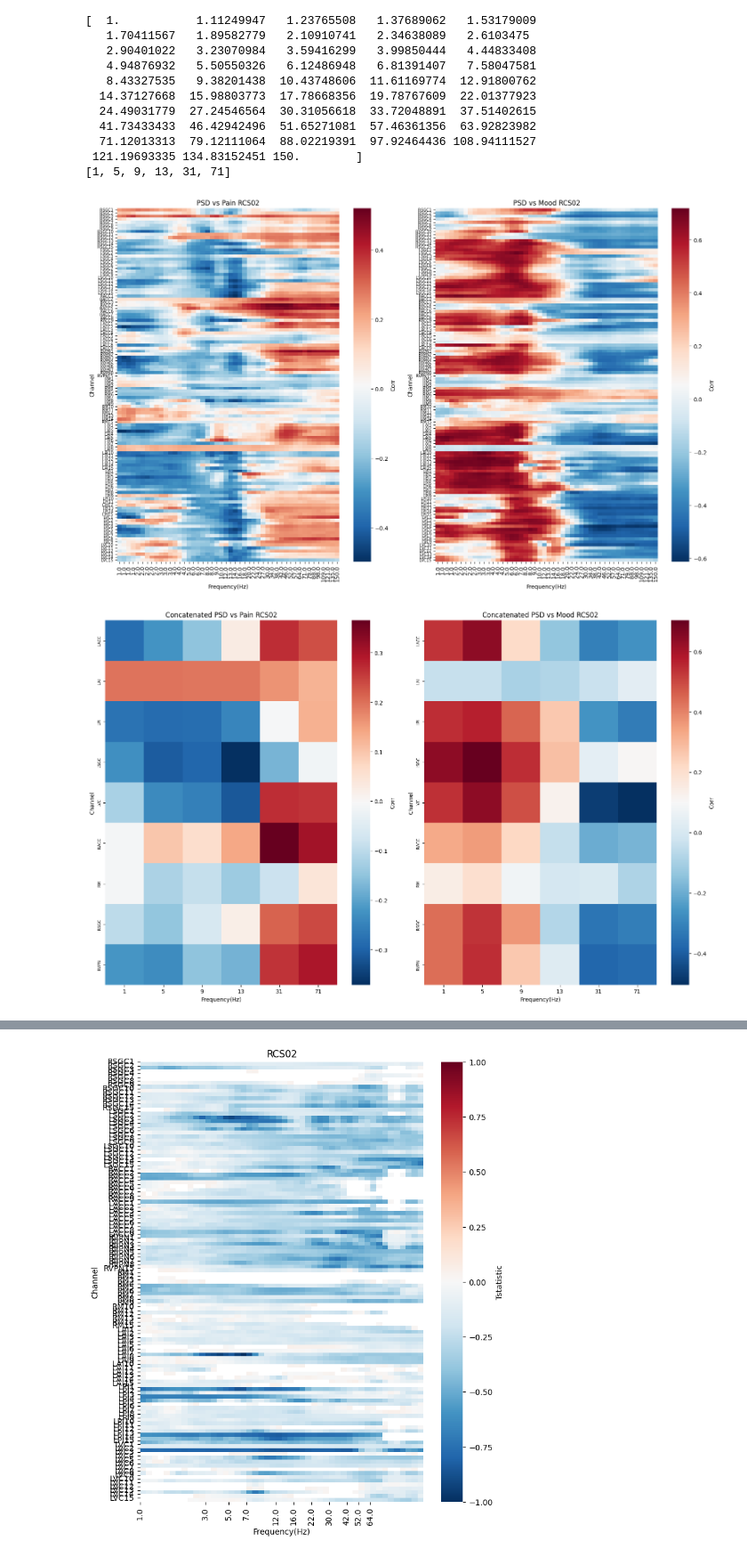
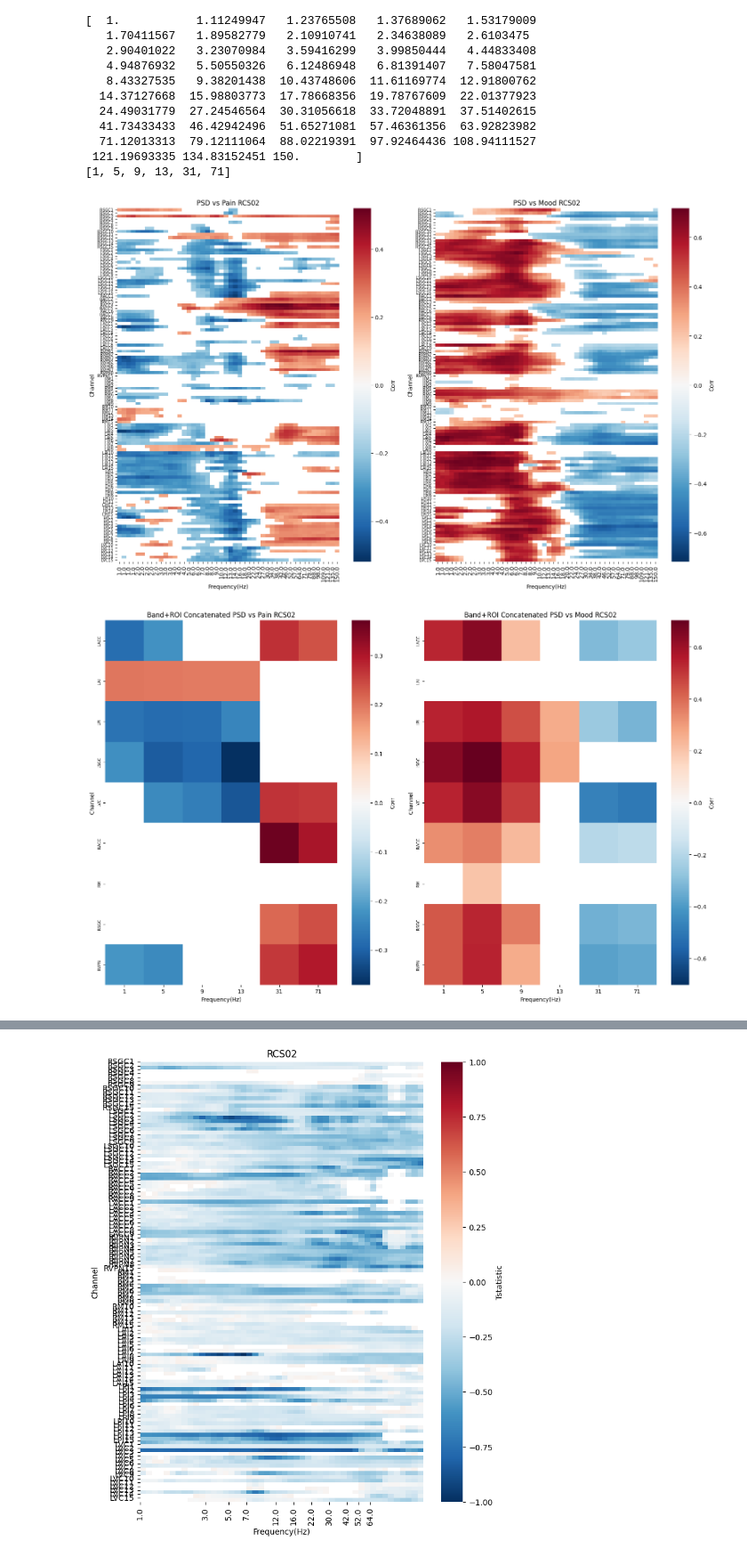
Before and after one commit to anushaballawala/chronicpain_stage0, a Jupyter notebook: multivariate_mood_BM_hazel.ipynb, the cells around one changed output, grey strips where cells are left out. Shown at 89% size. Drawn from its saved outputs; the diff is of its cells as text; code cells hidden in the pictures.

```diff
--- a/multivariate_mood_BM_hazel.ipynb
+++ b/multivariate_mood_BM_hazel.ipynb
@@ -216,7 +217,7 @@ def find_nans(array):
 
 nan_idx_vasd = find_nans(vasd_z)
 nan_idx_vasp = find_nans(vasp_z)
-nan_idx_all  = np.unique([nan_idx_vasd, nan_idx_vasp])
+nan_idx_all  = np.unique(np.concatenate([nan_idx_vasd, nan_idx_vasp]))
 print(nan_idx_all)
 # clean up surveys from nans.
 vasd_z_clean = np.delete(vasd_z, [nan_idx_all], axis = 0)
@@ -348,15 +357,23 @@ def run_corr(x,y, n_freq, n_ch):
     from scipy.stats import spearmanr
     corr,p_value = spearmanr(x,y)
     correlations = corr[:-1,-1]
+    p = p_value[:-1,-1].reshape(n_freq,n_ch)
     new_corr = correlations.reshape(n_freq,n_ch)
-    return new_corr
+    return new_corr, p
 
-corr_vasd = run_corr(clean_psd_z.T, vasd_z_clean_r, n_freq, n_ch)
-corr_vasd2 = run_corr(all_data_clean_freq_band_z, vasd_z_clean_r, len(bands), len(large_ROI))
-# corr_vasd = run_corr(clean_psd_z.T, vasd_z_clean, n_freq, n_ch)
+corr_vasd, p = run_corr(clean_psd_z.T, vasd_z_clean_r, n_freq, n_ch)
+corr_vasd_mask = np.where(p>0.05, np.nan, corr_vasd)
+corr_vasd2, p = run_corr(all_data_clean_freq_roi_z, vasd_z_clean_r, len(bands), len(large_ROI))
+corr_vasd2_mask = np.where(p>0.05, np.nan, corr_vasd2)
+corr_vasd3, p = run_corr(all_data_clean_freq_z, vasd_z_clean_r, len(bands), len(ch_labels))
+corr_vasd3_mask = np.where(p>0.05, np.nan, corr_vasd3)
 
-corr_vasp = run_corr(clean_psd_z.T, vasp_z_clean, n_freq, n_ch)
-corr_vasp2 = run_corr(all_data_clean_freq_band_z, vasp_z_clean, len(bands), len(large_ROI))
+corr_vasp, p2 = run_corr(clean_psd_z.T, vasp_z_clean, n_freq, n_ch)
+corr_vasp_mask = np.where(p2>0.05, np.nan, corr_vasp)
+corr_vasp2, p2 = run_corr(all_data_clean_freq_roi_z, vasp_z_clean, len(bands), len(large_ROI))
+corr_vasp2_mask = np.where(p2>0.05, np.nan, corr_vasp2)
+corr_vasp3, p2 = run_corr(all_data_clean_freq_z, vasp_z_clean, len(bands), len(ch_labels))
+corr_vasp3_mask = np.where(p2>0.05, np.nan, corr_vasp3)
 # %%
 sys.path.append("/home/jiahuang/test-code-hazel/gen_fxns/")
 savepath = f"/userdata/jiahuang/pain-data/figures/Stage1-test/{ptID}/"
@@ -367,7 +384,8 @@ def basic_heatmap(ax, array, ch_labels, freqs, cbar_title, title):
     fig_params = [8, 12]
     caxis_lim = [-0.1, 0.2]
 
-    sns.heatmap((array.T), cmap="RdBu_r", cbar=True,
+    sns.heatmap((array.T), cmap="RdBu_r",
+                vmax = np.nanmax(np.abs(array)), vmin = -np.nanmax(np.abs(array)), center = 0,cbar=True,
                 yticklabels=ch_labels, xticklabels=np.round(freqs),
                 cbar_kws={'label': cbar_title}, ax=ax)
     ax.set_xlabel("Frequency(Hz)")
@@ -375,35 +393,43 @@ def basic_heatmap(ax, array, ch_labels, freqs, cbar_title, title):
     ax.set_title(title)
     ax.set_yticklabels(ax.get_yticklabels(), fontsize=7)
 
 
 def plot_heatmap_subplots(data_list, ch_labels, freqs, cbar_titles, titles, savetitle, nrows, ncols):
     """
     Generate subplots using the custom heatmap function.
 
     Parameters:
     data_list (list of ndarray): List of 2D arrays to be plotted as heatmaps.
     cbar_titles (list of str): List of colorbar titles for each heatmap.
     titles (list of str): List of titles for each heatmap.
     nrows (int): Number of rows in the subplot grid.
     ncols (int): Number of columns in the subplot grid.
     """
     fig, axes = plt.subplots(nrows=nrows, ncols=ncols, figsize=(8 * ncols, 10 * nrows))
     axes = axes.flatten()
 
     for i, (array, cbar_title, title) in enumerate(zip(data_list, cbar_titles, titles)):
         basic_heatmap(axes[i], array, ch_labels, freqs, cbar_title, title)
 
     plt.tight_layout()
     save_dir = f"/userdata/jiahuang/pain-data/figures/Stage1-test/{ptID}/{savetitle}"
 
-    plt.savefig(save_dir, dpi=300, edgecolor='k', facecolor="white")
+    # plt.savefig(save_dir, dpi=300, edgecolor='k', facecolor="white")
     plt.show()
 
 
 # Plot the heatmaps in a 2x2 grid
-plot_heatmap_subplots([corr_vasp, corr_vasd], ch_labels, freqs, ['Corr', 'Corr'], ['PSD vs Pain %s' % (ptID), 'PSD vs Mood %s' % (ptID)], "All chanel roi correlation", nrows=1, ncols=2)
+# plot_heatmap_subplots([corr_vasp, corr_vasd], ch_labels, freqs, ['Corr', 'Corr'], ['PSD vs Pain %s' % (ptID), 'PSD vs Mood %s' % (ptID)], "All chanel roi correlation", nrows=1, ncols=2)
 
-plot_heatmap_subplots([corr_vasp2, corr_vasd2], large_ROI, canonical_freq, ['Corr', 'Corr'], ['Concatenated PSD vs Pain %s' % (ptID), 'Concatenated PSD vs Mood %s' % (ptID)], "Canonical chanel roi correlation ", nrows=1, ncols=2)
+# plot_heatmap_subplots([corr_vasp2, corr_vasd2], large_ROI, canonical_freq, ['Corr', 'Corr'], ['Band+ROI Concatenated PSD vs Pain %s' % (ptID), 'Band+ROI Concatenated PSD vs Mood %s' % (ptID)], "Canonical chanel roi correlation ", nrows=1, ncols=2)
+
+# plot_heatmap_subplots([corr_vasp3, corr_vasd3], ch_labels, canonical_freq, ['Corr', 'Corr'], ['Only Band Concatenated PSD vs Pain %s' % (ptID), 'Only Band Concatenated PSD vs Mood %s' % (ptID)], "Canonical chanel roi correlation ", nrows=1, ncols=2)
+
+plot_heatmap_subplots([corr_vasp_mask, corr_vasd_mask], ch_labels, freqs, ['Corr', 'Corr'], ['PSD vs Pain %s' % (ptID), 'PSD vs Mood %s' % (ptID)], "All chanel roi correlation", nrows=1, ncols=2)
+
+plot_heatmap_subplots([corr_vasp2_mask, corr_vasd2_mask], large_ROI, canonical_freq, ['Corr', 'Corr'], ['Band+ROI Concatenated PSD vs Pain %s' % (ptID), 'Band+ROI Concatenated PSD vs Mood %s' % (ptID)], "Canonical chanel roi correlation ", nrows=1, ncols=2)
+
+plot_heatmap_subplots([corr_vasp3_mask, corr_vasd3_mask], ch_labels, canonical_freq, ['Corr', 'Corr'], ['Only Band Concatenated PSD vs Pain %s' % (ptID), 'Only Band Concatenated PSD vs Mood %s' % (ptID)], "Canonical chanel roi correlation ", nrows=1, ncols=2)
 # %% [output]
-[figure, old version]
+[figure, new version]
-[figure, old version]
+[figure, new version]
```
Also changed, not shown: parts of 8 cells of this notebook, 1 other file.
